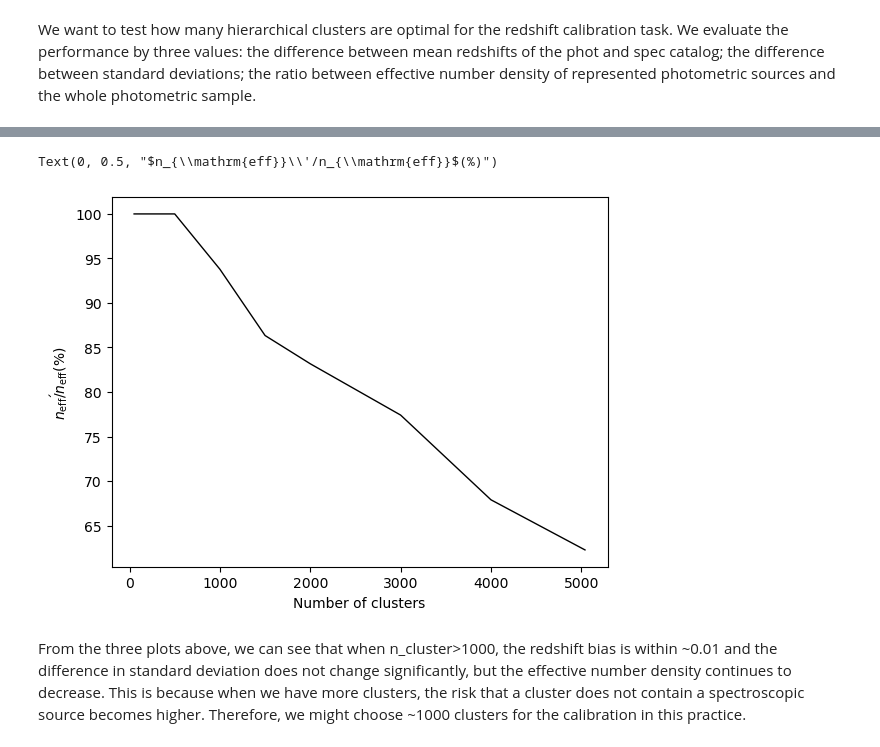
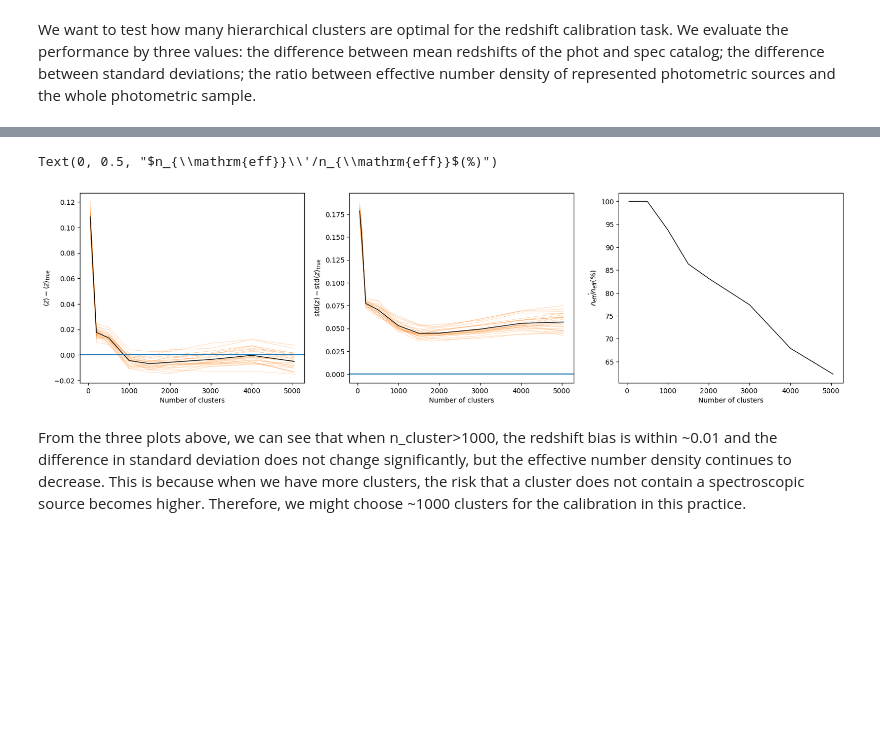
Before and after one commit to LSSTDESC/rail_attic, a Jupyter notebook: examples/estimation/somocluSOMcluster_demo.ipynb, the cells around one changed output, grey strips where cells are left out. Drawn from its saved outputs; the diff is of its cells as text; code cells hidden in the pictures; blank space fills up the shorter version.

```diff
--- a/examples/estimation/somocluSOMcluster_demo.ipynb
+++ b/examples/estimation/somocluSOMcluster_demo.ipynb
@@ -216,7 +208,7 @@ for i, n_clusters in enumerate(n_clusterss):
                  uncovered_cell_file='all_uncovered_cells.hdf5',
                  objid_name='id',
                  cellid_output='output_cellIDs.hdf5')
-    som_summarizer = somocluSOMclusterSummarizer.make_stage(name='SOMoclu_summarizer', **summ_dict)
+    som_summarizer = somocluSOMSummarizer.make_stage(name='SOMoclu_summarizer', **summ_dict)
     som_summarizer.summarize(test_data, spec_data)
 
     full_ens = qp.read("SOM_ensemble.hdf5")
@@ -281,10 +274,3 @@ Inserting handle into data store.  uncovered_cluster_file_SOMoclu_summarizer: in
 Inserting handle into data store.  cellid_output_SOMoclu_summarizer: inprogress_output_cellIDs.hdf5, SOMoclu_summarizer
 NOTE/WARNING: Expected output file uncovered_cluster_file_SOMoclu_summarizer was not generated.
 ... (8 outputs left out)
-# %%
-for i in range(25):
-    plt.plot(n_clusterss, means_diff.T[i], lw=0.2, color='C1')
-plt.plot(n_clusterss, mu_diff, lw=1, color='k')
-plt.axhline(0,1,0)
-plt.xlabel('Number of clusters')
-plt.ylabel(r'$\left\langle z \right\rangle - \left\langle z \right\rangle_{\mathrm{true}}$')
@@ -294,8 +276,0 @@ Text(0, 0.5, '$\\left\\langle z \\right\\rangle - \\left\\langle z \\right\\rang
-# %%
-for i in range(25):
-    plt.plot(n_clusterss, std_diff.T[i], lw=0.2, color='C1')
-plt.plot(n_clusterss, std_diff_mean, lw=1, color='k')
-plt.axhline(0,1,0)
-
-plt.xlabel('Number of clusters')
-plt.ylabel(r'$\mathrm{std}(z) - \mathrm{std}(z)_{\mathrm{true}}$')
@@ -305,12 +277,29 @@ Text(0, 0.5, '$\\mathrm{std}(z) - \\mathrm{std}(z)_{\\mathrm{true}}$')
-# %%
-
-plt.plot(n_clusterss, neff_p_to_neff*100, lw=1, color='k')
-
-plt.xlabel('Number of clusters')
-plt.ylabel(r'$n_{\mathrm{eff}}\'/n_{\mathrm{eff}}$(%)')
-# %% [output]
-Text(0, 0.5, "$n_{\\mathrm{eff}}\\'/n_{\\mathrm{eff}}$(%)")
-[figure, removed]
+# %%
+fig, axes = plt.subplots(ncols=3, nrows=1, figsize=(20,5))
+
+for i in range(25):
+    axes[0].plot(n_clusterss, means_diff.T[i], lw=0.2, color='C1')
+axes[0].plot(n_clusterss, mu_diff, lw=1, color='k')
+axes[0].axhline(0,1,0)
+axes[0].set_xlabel('Number of clusters')
+axes[0].set_ylabel(r'$\left\langle z \right\rangle - \left\langle z \right\rangle_{\mathrm{true}}$')
+
+for i in range(25):
+    axes[1].plot(n_clusterss, std_diff.T[i], lw=0.2, color='C1')
+axes[1].plot(n_clusterss, std_diff_mean, lw=1, color='k')
+axes[1].axhline(0,1,0)
+
+axes[1].set_xlabel('Number of clusters')
+axes[1].set_ylabel(r'$\mathrm{std}(z) - \mathrm{std}(z)_{\mathrm{true}}$')
+
+
+axes[2].plot(n_clusterss, neff_p_to_neff*100, lw=1, color='k')
+
+axes[2].set_xlabel('Number of clusters')
+axes[2].set_ylabel(r'$n_{\mathrm{eff}}\'/n_{\mathrm{eff}}$(%)')
+# %% [output]
+Text(0, 0.5, "$n_{\\mathrm{eff}}\\'/n_{\\mathrm{eff}}$(%)")
+[figure, added]
 # %% [markdown]
 From the three plots above, we can see that when n_cluster>1000, the redshift bias is within ~0.01 and the difference in standard deviation does not change significantly, but the effective number density continues to decrease. This is because when we have more clusters, the risk that a cluster does not contain a spectroscopic source becomes higher. Therefore, we might choose ~1000 clusters for the calibration in this practice.
 # %%
```
Also changed, not shown: parts of 16 cells of this notebook, 1 other file.
